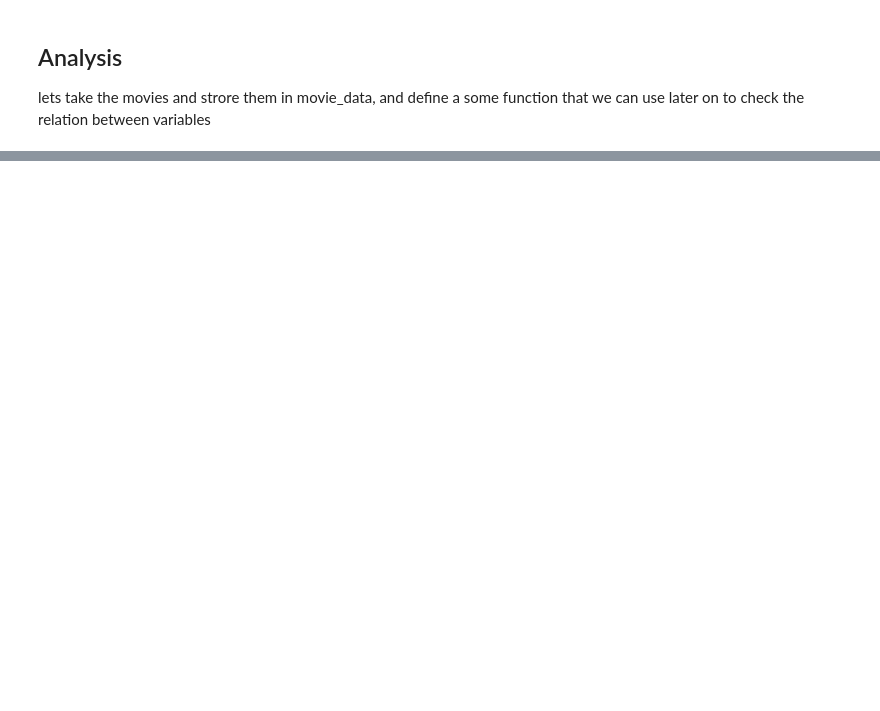
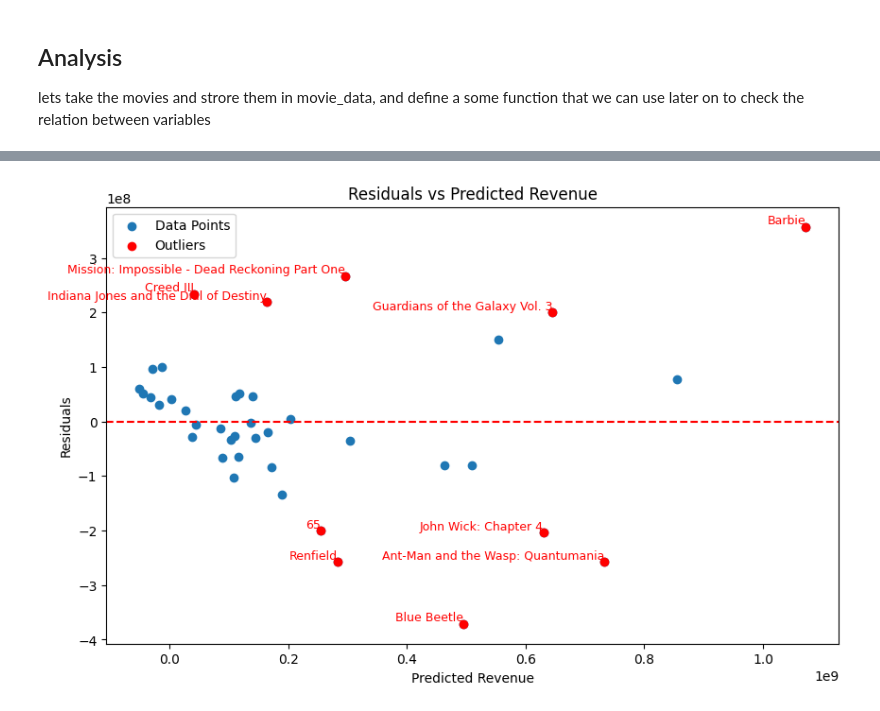
Before and after one commit to SamSlotemaker/social-web-analysis, a Jupyter notebook: research_paper_notebook.ipynb, the cells around one changed output, grey strips where cells are left out. Drawn from its saved outputs; the diff is of its cells as text; code cells hidden in the pictures; blank space fills up the shorter version.

```diff
--- a/research_paper_notebook.ipynb
+++ b/research_paper_notebook.ipynb
@@ -214,0 +263,42 @@ scatterPlot(box_offices, "Movie revenue", trailer_likes, "Trailer likes")
+# %%
+import matplotlib.pyplot as plt
+
+predictions = model.predict(x)
+residuals = y - predictions
+
+# Calculate threshold for outliers
+mean_residual = np.mean(residuals)
+std_residual = np.std(residuals)
+threshold = 1.3 * std_residual
+
+# Identify outliers
+outliers = np.abs(residuals) > threshold
+
+lower_outliers_moive_titles = []
+higher_outliers_moive_titles = []
+
+plt.figure(figsize=(10, 6))
+plt.scatter(predictions, residuals, label="Data Points")
+
+
+# Add labels for outliers only
+for i, (pred, resid, is_outlier) in enumerate(zip(predictions, residuals, outliers)):
+    if is_outlier:
+        plt.text(pred, resid, movie_names[i], fontsize=9, ha="right", va="bottom", color="red")
+        # add outliers to lists to show them lateron
+        if resid < threshold:
+            lower_outliers_moive_titles.append(movie_names[i])
+        else:
+            higher_outliers_moive_titles.append(movie_names[i])
+
+# Highlight outliers
+plt.scatter(predictions[outliers], residuals[outliers], color="red", label="Outliers")
+
+plt.axhline(y=0, color="r", linestyle="--")
+plt.xlabel("Predicted Revenue")
+plt.ylabel("Residuals")
+plt.title("Residuals vs Predicted Revenue")
+plt.legend()
+plt.show()
+# %% [output]
+[figure, added]
```
Also changed, not shown: parts of 21 cells of this notebook, 2 other files.
